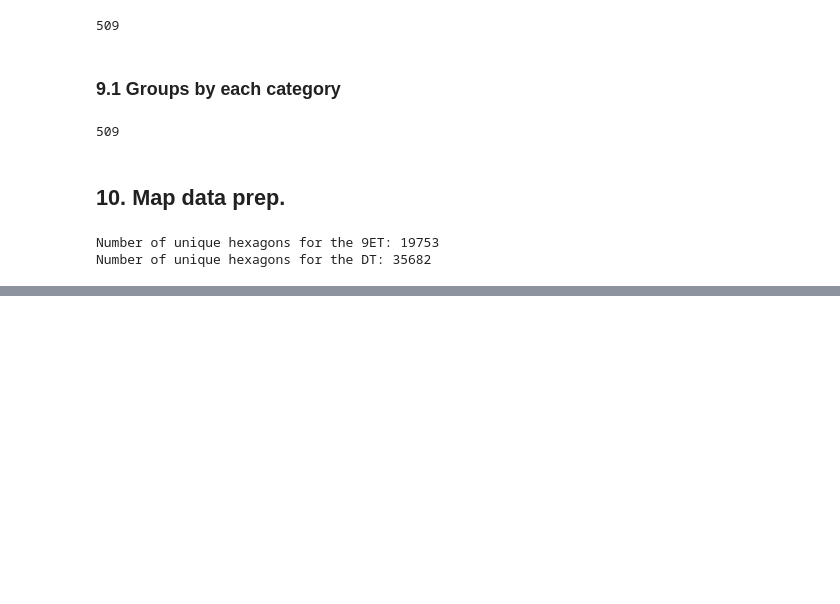
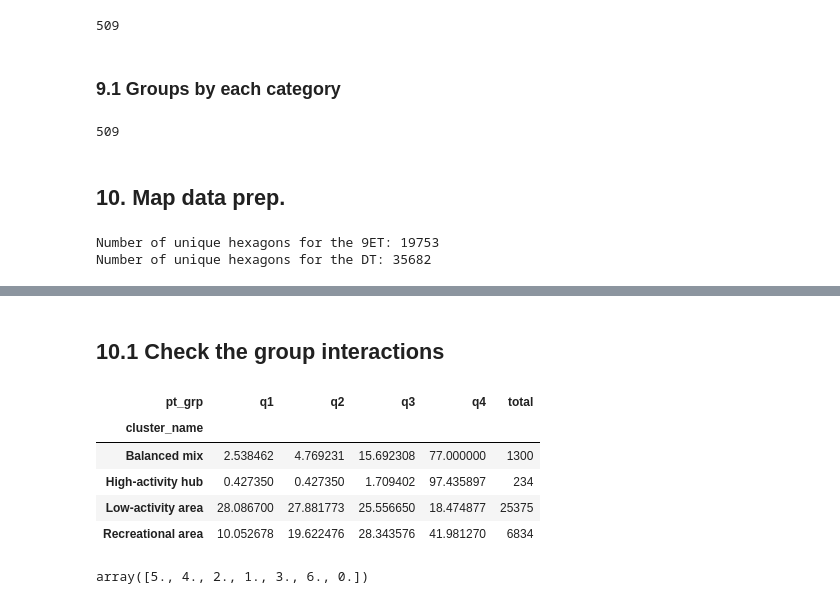
Before and after one commit to MobiSegInsights/nine-euro-ticket-de, a Jupyter notebook: src/models/25-did-data-prep-hexagon.ipynb, the cells around one changed output, grey strips where cells are left out. Cells and saved outputs as stored; diff of their text form; code cells hidden in the pictures; blank space fills up the shorter version.

```diff
--- a/src/models/25-did-data-prep-hexagon.ipynb
+++ b/src/models/25-did-data-prep-hexagon.ipynb
@@ -619,3 +645,23 @@ gdf_h2.head()
 # %%
 gdf_h1.rename(columns={'cluster_name': 'c_name'}).to_file('results/tdid/h3_groups_9et.shp')
 gdf_h2.rename(columns={'cluster_name': 'c_name'}).to_file('results/tdid/h3_groups_dt.shp')
+# %% [markdown]
+## 10.1 Check the group interactions
+# %%
+distribution = pd.crosstab(gdf_h2['cluster_name'], gdf_h2['pt_grp'])
+distribution.loc[:, 'total'] = distribution.loc[:, [f'q{i}' for i in range(1, 5)]].sum(axis=1)
+for i in range(1, 5):
+    distribution.loc[:, f'q{i}'] /= distribution.loc[:, 'total']
+    distribution.loc[:, f'q{i}'] *= 100
+distribution
+# %% [output]
+| pt_grp | q1 | q2 | q3 | q4 | total |
+| cluster_name |  |  |  |  |  |
+| Balanced mix | 2.538462 | 4.769231 | 15.692308 | 77.000000 | 1300 |
+| High-activity hub | 0.427350 | 0.427350 | 1.709402 | 97.435897 | 234 |
+| Low-activity area | 28.086700 | 27.881773 | 25.556650 | 18.474877 | 25375 |
+| Recreational area | 10.052678 | 19.622476 | 28.343576 | 41.981270 | 6834 |
+# %%
+df2_rh.weekday.unique()
+# %% [output]
+array([5., 4., 2., 1., 3., 6., 0.])
```
Also changed, not shown: parts of 19 cells of this notebook, 24 other files.
